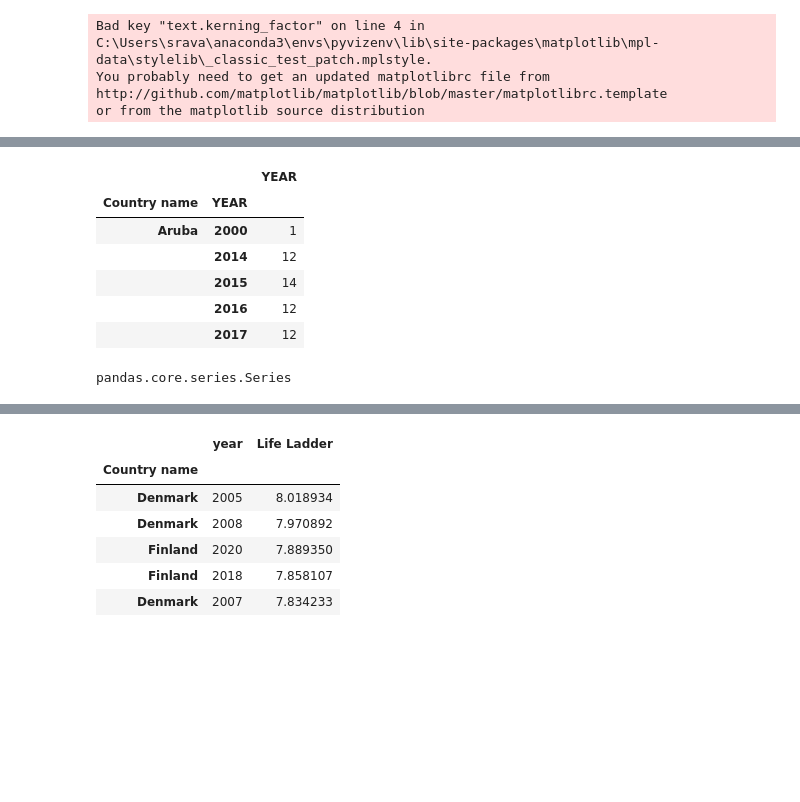
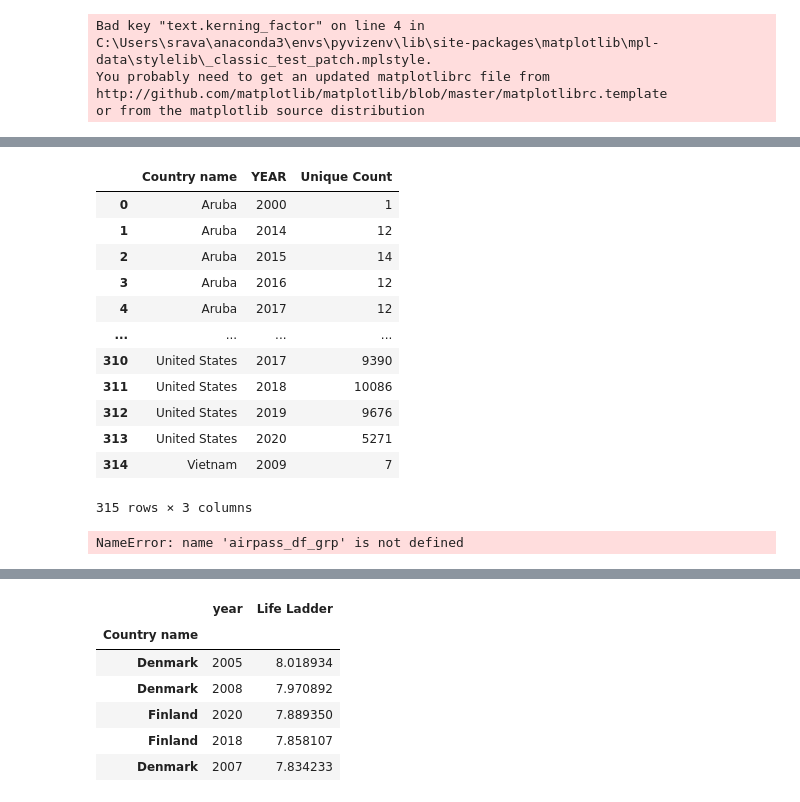
Before and after one commit to LaurenBrad/Project_1, a Jupyter notebook: data_cleansing_updated.ipynb, the cells around one changed output, grey strips where cells are left out. Drawn from its saved outputs; the diff is of its cells as text; code cells hidden in the pictures; blank space fills up the shorter version.

```diff
--- a/data_cleansing_updated.ipynb
+++ b/data_cleansing_updated.ipynb
@@ -59,46 +55,71 @@ airpass_df.head()
 # %%
 #Drop columns that were not needed for the analysis
 airpass_df_dropped = airpass_df.drop(columns =['Sum_PASSENGERS', 'AIRLINE_ID','CARRIER_NAME', 'ORIGIN','ORIGIN_CITY_NAME', 'ORIGIN_STATE_ABR',
                                     'ORIGIN_STATE_NM', 'ORIGIN_COUNTRY', 'ORIGIN_COUNTRY_NAME', 'DEST', 'DEST_CITY_NAME', 'DEST_STATE_ABR',
                                     'DEST_STATE_NM','DEST_COUNTRY','MONTH'])
 #Code to confirm that the columns were dropped
 airpass_df_dropped.count()
+#airpass_df_dropped
 
+airpass_df_dropped['Unique Count'] = 0
+
+#airpass_df_dropped
 #We used the multigroup by to have the unique counts that describes how many times each country was travelled to per yearS
-airpass_df_grp = airpass_df_dropped.groupby(['Country name','YEAR'])['YEAR'].count()
+airpass_df_grp = airpass_df_dropped.groupby(['Country name','YEAR'])['Unique Count'].count()
+
 
 airpass_df_grp
-#airpass_df_grp['Count'] =  airpass_df_dropped.groupby(['Country name'])['YEAR'].transform('count')
+type(airpass_df_grp)
+
+#deconstruct the index
+
+
+
+#airpass_df_grp['Unique Count'] =  airpass_df_dropped.groupby(['Country name'])['YEAR'].transform('count')
 #print(airpass_df_grp.set_axis(['Country name', 'year', 'Count'], axis = 'columns')
 
-# airpass_df_grp
+#airpass_df_grp
 
 # groupby(['DEST_COUNTRY_NAME'])
 # airpass_df_grp.head()
 
 #type(airpass_df_grp)
 
-airpass_updated = pd.DataFrame(airpass_df_grp)
+airpass_updated = pd.DataFrame(airpass_df_grp).reset_index()
+airpass_updated
+#airpass_updated['freq'] = airpass_updated.groupby(['Country name'], ['YEAR'])['YEAR'].transform('count')
+#airpass_updated.head()S
 
-airpass_updated.head()
+#airpass_df_grp.to_csv('airpass_df_group.csv')
 # %% [output]
-|  |  | YEAR |
-| Country name | YEAR |  |
-| Aruba | 2000 | 1 |
-|  | 2014 | 12 |
-|  | 2015 | 14 |
-|  | 2016 | 12 |
-|  | 2017 | 12 |
+|  | Country name | YEAR | Unique Count |
+| 0 | Aruba | 2000 | 1 |
+| 1 | Aruba | 2014 | 12 |
+| 2 | Aruba | 2015 | 14 |
+| 3 | Aruba | 2016 | 12 |
+| 4 | Aruba | 2017 | 12 |
+| ... | ... | ... | ... |
+| 310 | United States | 2017 | 9390 |
+| 311 | United States | 2018 | 10086 |
+| 312 | United States | 2019 | 9676 |
+| 313 | United States | 2020 | 5271 |
+| 314 | Vietnam | 2009 | 7 |
+315 rows × 3 columns
 # %%
-df_copy = airpass_df_grp.copy()
+#df_copy = airpass_df_grp.copy()
 
-df_copy_df = pd.DataFrame({"Country name": sf.index, })
+#df_copy_df = pd.DataFrame({"Country name": sf.index, })
 
 #df_copy.columns = ['Country name', 'YEAR', 'Count']
 #print(df_copy)
 #type(df_copy)
+
+#df_copy['Unique Count'] = 0
+
+
+#df_copy
 # %% [output]
-pandas.core.series.Series
+NameError: name 'airpass_df_grp' is not defined
 # %%
 #read in the historical world happiness excel file
 
```
Also changed, not shown: parts of 18 cells of this notebook.
